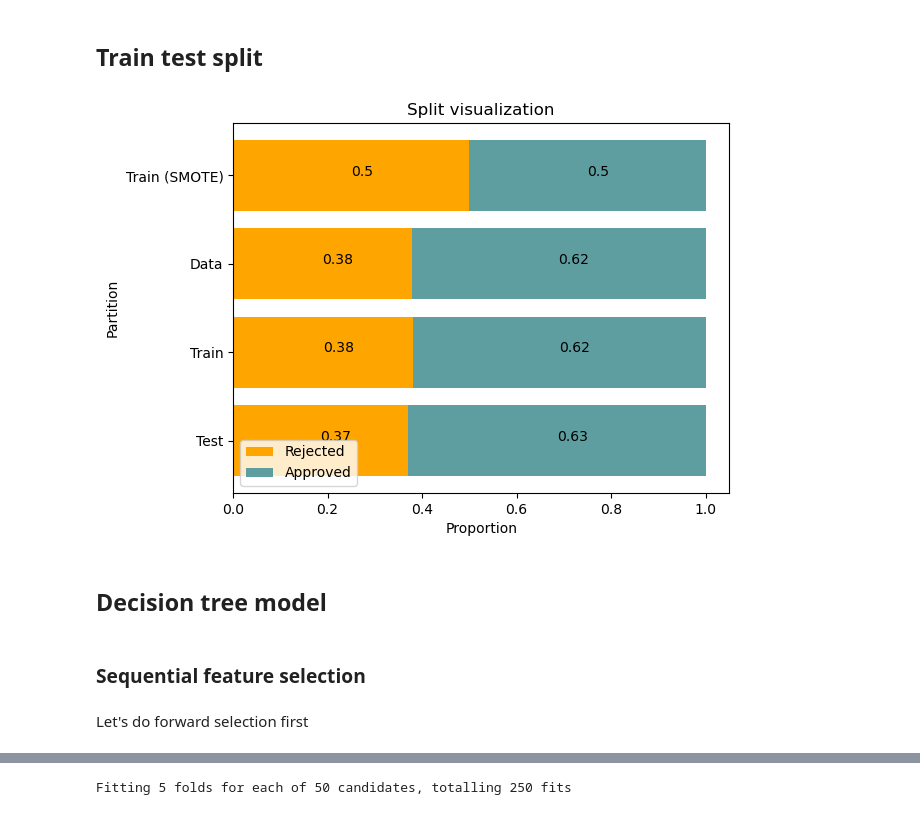
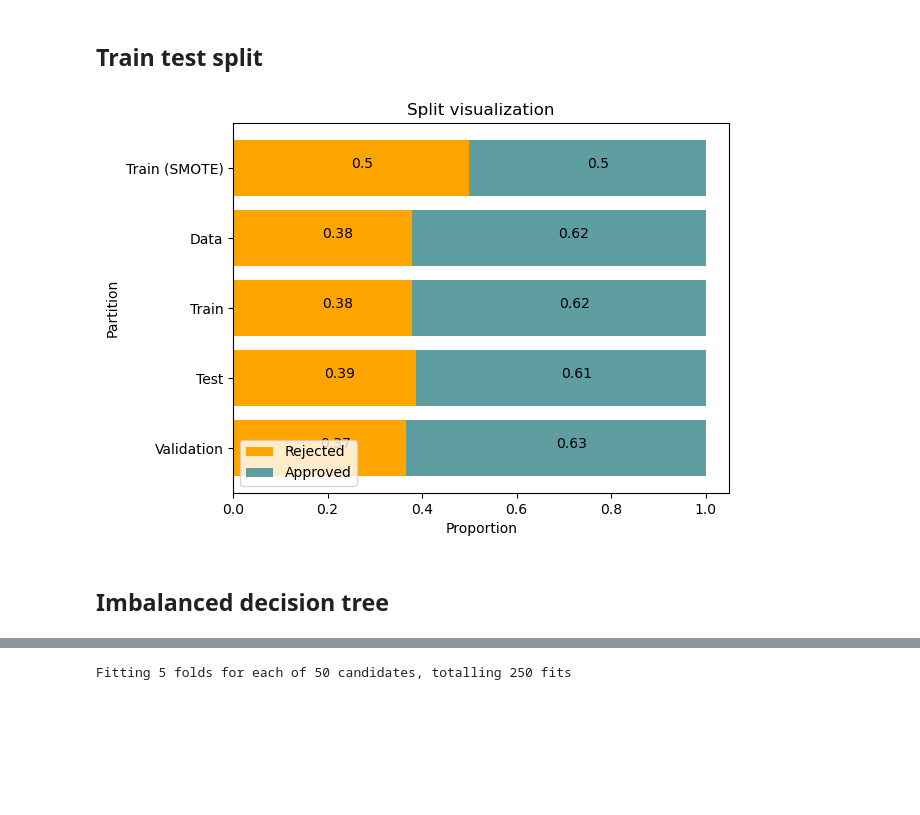
Before and after one commit to Rampenator/dsb, a Jupyter notebook: Juuso.ipynb, the cells around one changed output, grey strips where cells are left out. Cells and saved outputs as stored; diff of their text form; code cells hidden in the pictures; blank space fills up the shorter version.

Commit message:
balanced ja imbalanced dt + rfc

```diff
--- a/Juuso.ipynb
+++ b/Juuso.ipynb
@@ -190,32 +191,33 @@ y = loans["loan_status"]
 # %% [markdown]
 ## Train test split
 # %%
-X_train, X_test, y_train, y_test = train_test_split(X, y, random_state=1234, test_size=0.3)
+X_train, X_test, y_train, y_test = train_test_split(X, y, random_state=1234, test_size=0.15)
+# %%
+X_train, X_val, y_train, y_val = train_test_split(X_train, y_train, test_size = 0.175, random_state=1234)
 # %%
 smote = SMOTE(sampling_strategy='minority', random_state=1234)
 X_train_balanced, y_train_balanced = smote.fit_resample(X_train, y_train) #applied only to training
 # %%
 train_dist = y_train.value_counts() / len(y_train) #normalize absolute count values for plotting
 test_dist = y_test.value_counts() / len(y_test)
-df_dist = loans['loan_status'].value_counts() / len(loans)
+loans_dist = loans["loan_status"].value_counts() / len(loans)
+valid_dist = y_val.value_counts() / len(y_val)
 smote_dist = pd.Series(y_train_balanced).value_counts() / len(pd.Series(y_train_balanced))
 
 fig, ax = plt.subplots()
 
-ax.barh(['Test','Train','Data', 'Train (SMOTE)'], [test_dist[0], train_dist[0], df_dist[0], smote_dist[0]], color='#FFA500', label='Rejected')
-ax.barh(['Test','Train','Data', 'Train (SMOTE)'], [test_dist[1], train_dist[1], df_dist[1], smote_dist[1]], left=[test_dist[0], train_dist[0], df_dist[0], smote_dist[0]], color='#5F9EA0', label='Approved')
+ax.barh(['Validation','Test','Train','Data', 'Train (SMOTE)'], [valid_dist[0], test_dist[0], train_dist[0], df_dist[0], smote_dist[0]], color='#FFA500', label='Rejected')
+ax.barh(['Validation','Test','Train','Data', 'Train (SMOTE)'], [valid_dist[1], test_dist[1], train_dist[1], df_dist[1], smote_dist[1]], left=[valid_dist[0], test_dist[0], train_dist[0], df_dist[0], smote_dist[0]], color='#5F9EA0', label='Approved')
 ax.set_title('Split visualization')
 ax.legend(loc='lower left')
 plt.xlabel('Proportion')
 plt.ylabel('Partition')
 
 #plot bar values
-for part, a, b in zip(['Test', 'Train','Data', 'Train (SMOTE)'], [test_dist[0], train_dist[0], df_dist[0], smote_dist[0]], [test_dist[1], train_dist[1], df_dist[1], smote_dist[1]]):
+for part, a, b in zip(['Validation', 'Test', 'Train','Data', 'Train (SMOTE)'], [valid_dist[0], test_dist[0], train_dist[0], df_dist[0], smote_dist[0]], [valid_dist[1],test_dist[1], train_dist[1], df_dist[1], smote_dist[1]]):
     plt.text(a/2, part, str(np.round(a, 2)))
     plt.text(b/2+a, part, str(np.round(b, 2)));
 # %% [output]
-[figure, old version]
+[figure, new version]
 # %% [markdown]
-## Decision tree model
+## Imbalanced decision tree
-# %% [markdown]
-### Sequential feature selection
@@ -224,2 +223,0 @@ dt_sfs = DecisionTreeClassifier(random_state=1234)
-# %% [markdown]
-Let's do forward selection first
```
Also changed, not shown: parts of 60 cells of this notebook.
